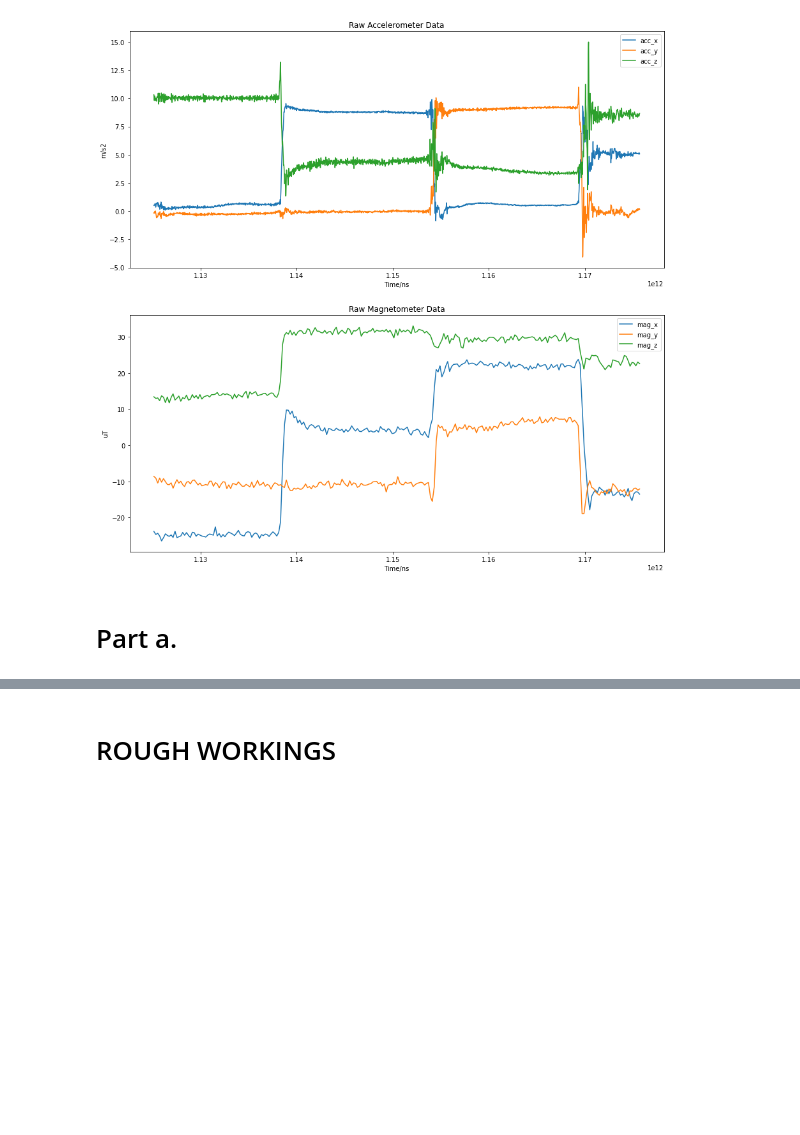
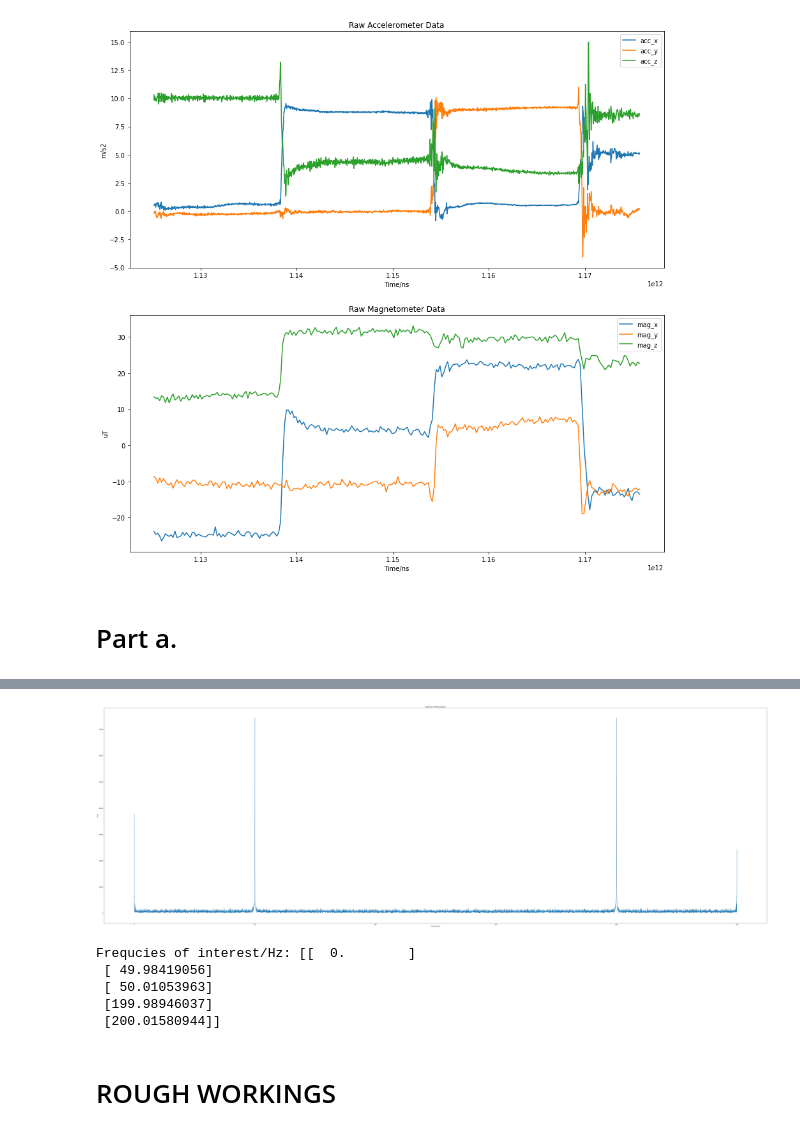
Before and after one commit to ZJTAN97/FilterSignalsProject, a Jupyter notebook: CA Qn 2/answer.ipynb, the cells around one changed output, grey strips where cells are left out. Saved outputs shown, nothing was run; the diff lists cells and outputs as text; code cells hidden in the pictures; blank space fills up the shorter version.

```diff
--- a/CA Qn 2/answer.ipynb
+++ b/CA Qn 2/answer.ipynb
@@ -124,2 +124,51 @@ ax6.title.set_text('Reference Pitch')
+# %%
+# Unpickle the file 'synthetic.pkl'
+with open("synthetic.pkl", "rb") as fid:
+    data = pickle.load(fid)
+
+ts_noisy_acc = data['ACC'][:,0]
+noisy_acc_x = data['ACC'][:,1]
+noisy_acc_y = data['ACC'][:,2]
+noisy_acc_z = data['ACC'][:,3]
+
+
+ts_noisy_mag = data['MAG'][:,0]
+noisy_mag_x = data['MAG'][:,1]
+noisy_mag_y = data['MAG'][:,2]
+noisy_mag_z = data['MAG'][:,3]
+
+# Carry out an FFT analysis on the acc_x and plot the spectrum.
+sample_freq=1/((ts_noisy_acc[1]-ts_noisy_acc[0])*1e-9)
+frequency = np.arange(len(noisy_acc_x)) * (sample_freq / len(noisy_acc_x))
+spectrum=np.abs(fft(noisy_acc_x))
+
+fig, ax = plt.subplots(figsize=(90,30))
+
+
+ax.plot(frequency, spectrum)
+ax.set(xlabel = 'Frequency/Hz',
+      ylabel = 'Amp',
+      title = 'Spectrum of Noisy Signal')
+
+plt.show()
+
+spectrum_abs = np.abs(spectrum)
+#peak locations
+threshold= np.max(spectrum_abs)/2.0 #this threshold criteria will not capture the smaller peaks
+# threshold = 20000
+indices = np.argwhere( spectrum_abs > threshold)
+print('Frequcies of interest/Hz: %s \n' % frequency[indices])
+
+# Design a suitable filter to remove the noise.
+
+
+# Run the filter over the dataset.
+# %% [output]
+[figure, added]
+Frequcies of interest/Hz: [[  0.        ]
+ [ 49.98419056]
+ [ 50.01053963]
+ [199.98946037]
+ [200.01580944]]
 # %% [markdown]
 # ROUGH WORKINGS
```
Also changed, not shown: parts of 4 cells of this notebook, 1 other file.
